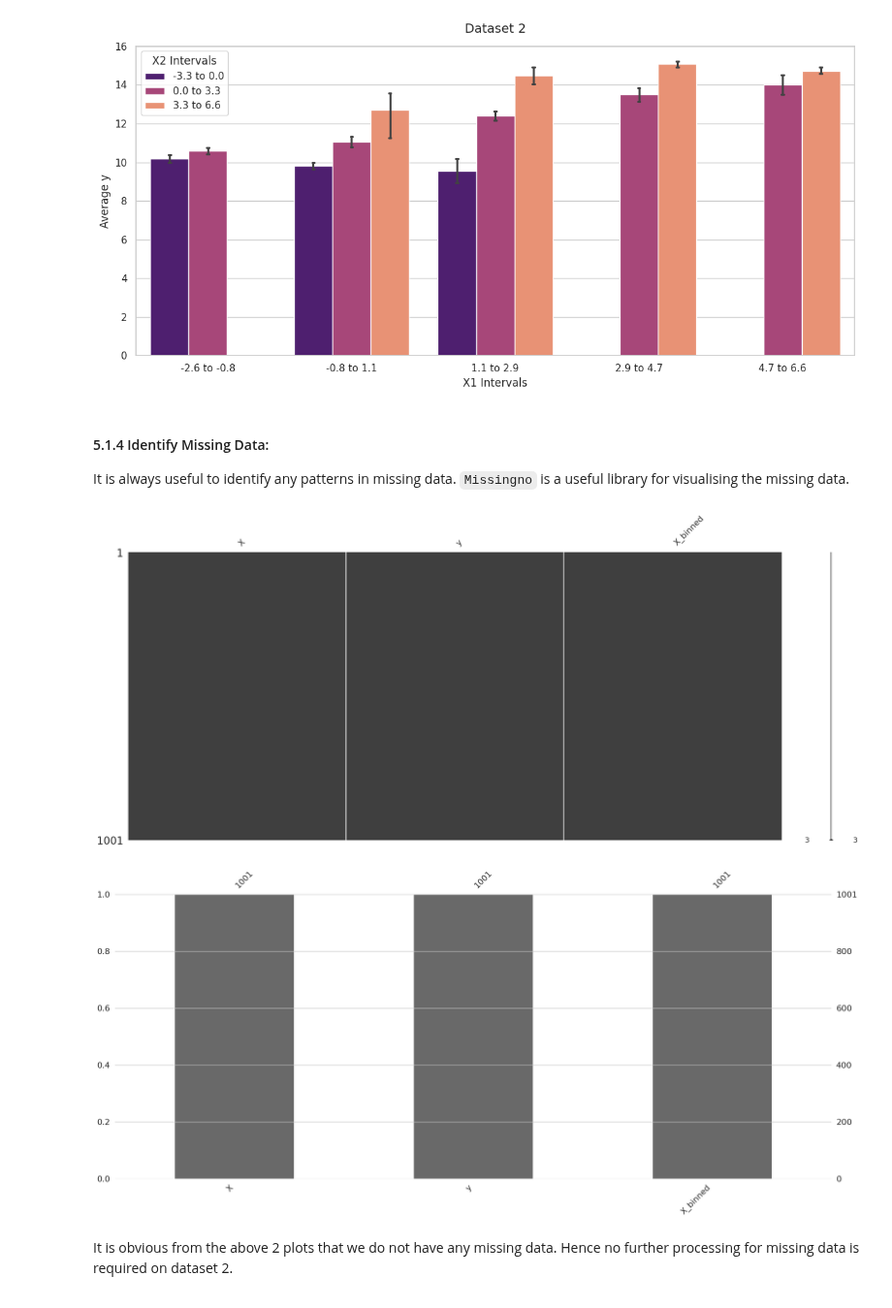
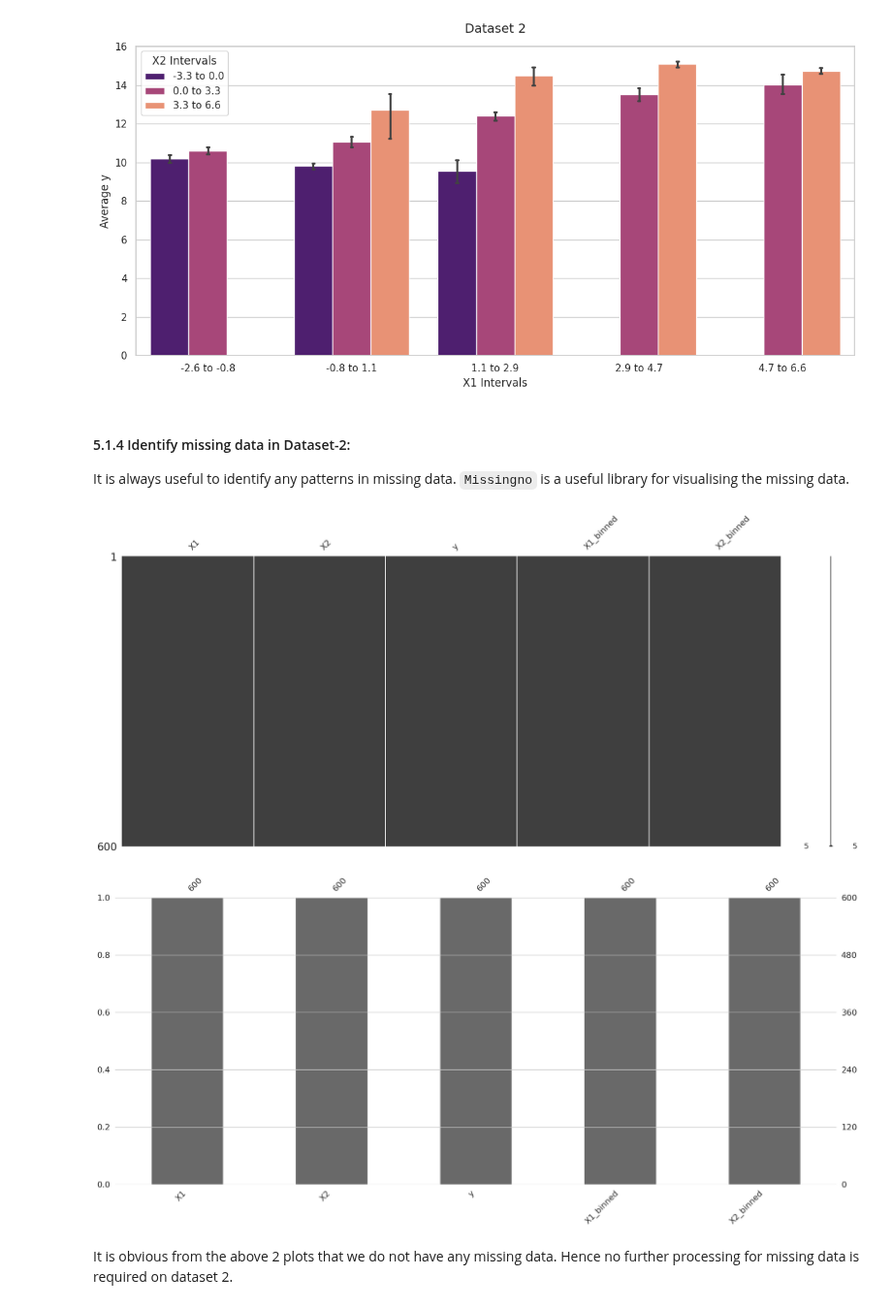
Before and after one commit to huzefar/oxford, a Jupyter notebook: CML/workspace/Task-1.ipynb, the cells around one changed output. Shown at 97% size. Cells and saved outputs as stored; diff of their text form; code cells hidden in the pictures.

```diff
--- a/CML/workspace/Task-1.ipynb
+++ b/CML/workspace/Task-1.ipynb
@@ -458,19 +467,19 @@ plt.show()
 # %% [output]
 [figure]
 # %% [markdown]
-#### 5.1.4 Identify Missing Data:
+#### 5.1.4 Identify missing data in Dataset-2:
 It is always useful to identify any patterns in missing data.
 `Missingno` is a useful library for visualising the missing data.
 # %%
-msno.matrix(df1)
+msno.matrix(df2)
 plt.show()
 # %% [output]
-[figure, old version]
+[figure, new version]
 # %%
-msno.bar(df1)
+msno.bar(df2)
 plt.show()
 # %% [output]
-[figure, old version]
+[figure, new version]
 # %% [markdown]
 It is obvious from the above 2 plots that we do not have any missing data. Hence no further processing for missing data is required on dataset 2.
 # %% [markdown]
```
Also changed, not shown: parts of 54 cells of this notebook.
